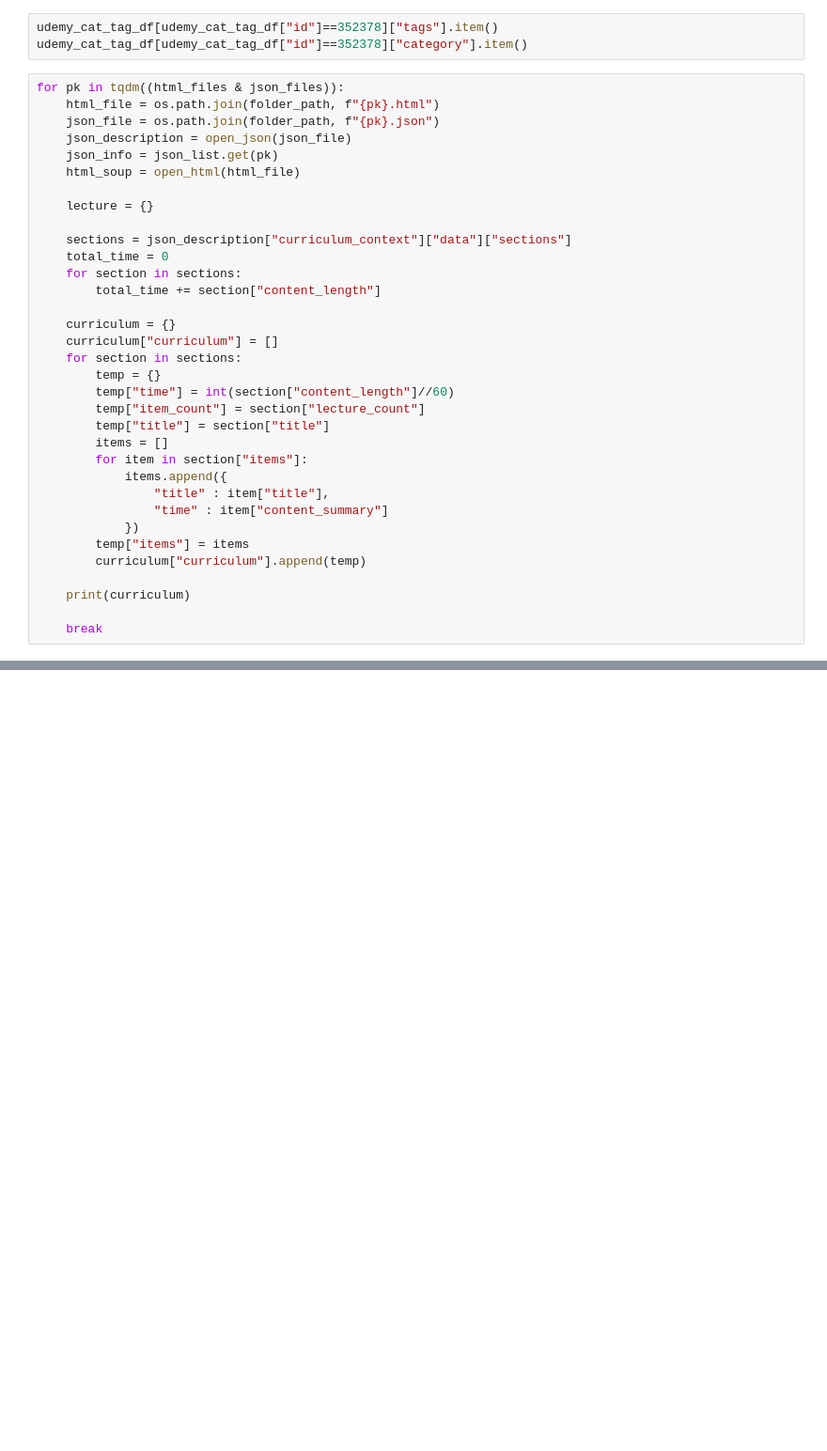
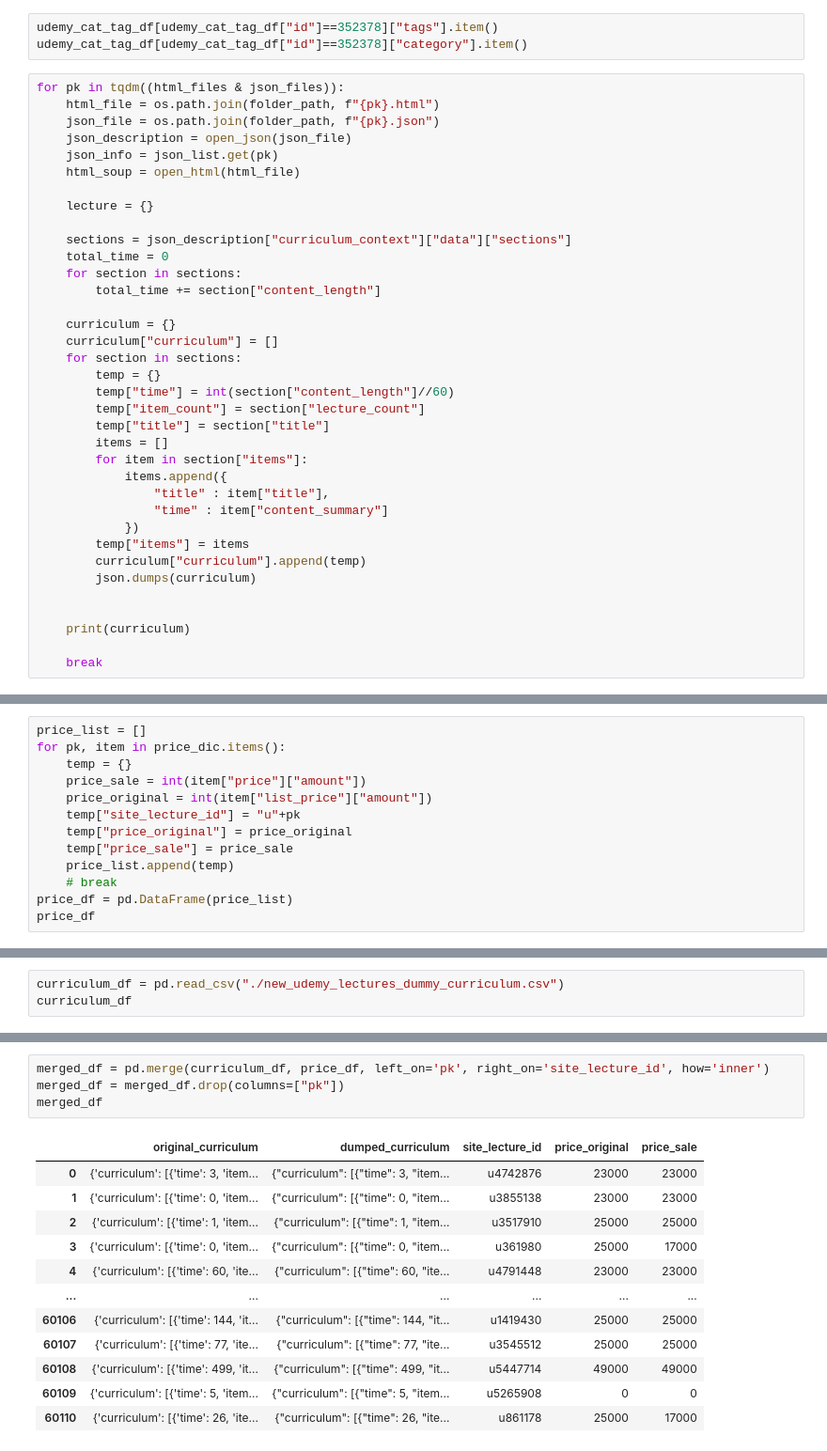
Before and after one commit to f17coders/ClassHub, a Jupyter notebook: data/udemy/preprocess_lecture.ipynb, the cells around one changed output, grey strips where cells are left out. Shown: that part at 94% size. Saved outputs shown, nothing was run; the diff lists cells and outputs as text; blank space fills up the shorter version.

```diff
--- a/data/udemy/preprocess_lecture.ipynb
+++ b/data/udemy/preprocess_lecture.ipynb
@@ -253,6 +253,8 @@ for pk in tqdm((html_files & json_files)):
             })
         temp["items"] = items
         curriculum["curriculum"].append(temp)
+        json.dumps(curriculum)
+
 
     print(curriculum)
 
@@ -265,0 +417,13 @@ json.dumps(curriculum)
+# %%
+price_list = []
+for pk, item in price_dic.items():
+    temp = {}
+    price_sale = int(item["price"]["amount"])
+    price_original = int(item["list_price"]["amount"])
+    temp["site_lecture_id"] = "u"+pk
+    temp["price_original"] = price_original
+    temp["price_sale"] = price_sale
+    price_list.append(temp)
+    # break
+price_df = pd.DataFrame(price_list)
+price_df
@@ -265,0 +444,3 @@ json.dumps(curriculum)
+# %%
+curriculum_df = pd.read_csv("./new_udemy_lectures_dummy_curriculum.csv")
+curriculum_df
@@ -265,0 +461,17 @@ json.dumps(curriculum)
+# %%
+merged_df = pd.merge(curriculum_df, price_df, left_on='pk', right_on='site_lecture_id', how='inner')
+merged_df = merged_df.drop(columns=["pk"])
+merged_df
+# %% [output]
+|  | original_curriculum | dumped_curriculum | site_lecture_id | price_original | price_sale |
+| 0 | {'curriculum': [{'time': 3, 'item... | {"curriculum": [{"time": 3, "item... | u4742876 | 23000 | 23000 |
+| 1 | {'curriculum': [{'time': 0, 'item... | {"curriculum": [{"time": 0, "item... | u3855138 | 23000 | 23000 |
+| 2 | {'curriculum': [{'time': 1, 'item... | {"curriculum": [{"time": 1, "item... | u3517910 | 25000 | 25000 |
+| 3 | {'curriculum': [{'time': 0, 'item... | {"curriculum": [{"time": 0, "item... | u361980 | 25000 | 17000 |
+| 4 | {'curriculum': [{'time': 60, 'ite... | {"curriculum": [{"time": 60, "ite... | u4791448 | 23000 | 23000 |
+| ... | ... | ... | ... | ... | ... |
+| 60106 | {'curriculum': [{'time': 144, 'it... | {"curriculum": [{"time": 144, "it... | u1419430 | 25000 | 25000 |
+| 60107 | {'curriculum': [{'time': 77, 'ite... | {"curriculum": [{"time": 77, "ite... | u3545512 | 25000 | 25000 |
+| 60108 | {'curriculum': [{'time': 499, 'it... | {"curriculum": [{"time": 499, "it... | u5447714 | 49000 | 49000 |
+| 60109 | {'curriculum': [{'time': 5, 'item... | {"curriculum": [{"time": 5, "item... | u5265908 | 0 | 0 |
+| 60110 | {'curriculum': [{'time': 26, 'ite... | {"curriculum": [{"time": 26, "ite... | u861178 | 25000 | 17000 |
```
Also changed, not shown: parts of 18 cells of this notebook, 3 other files.
